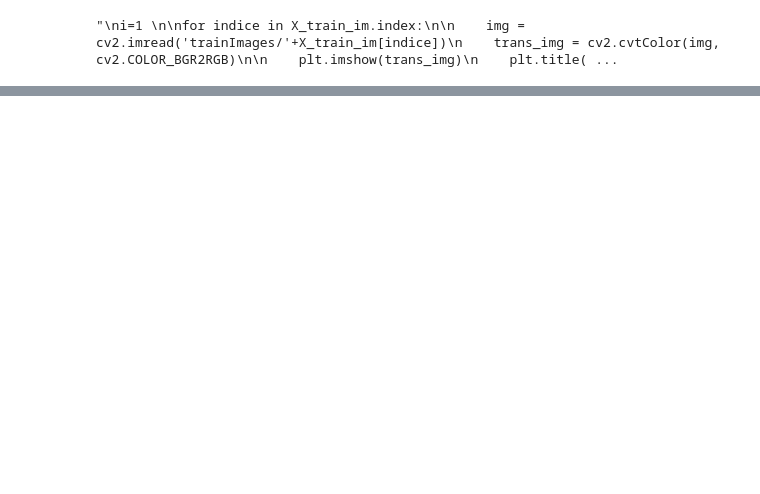
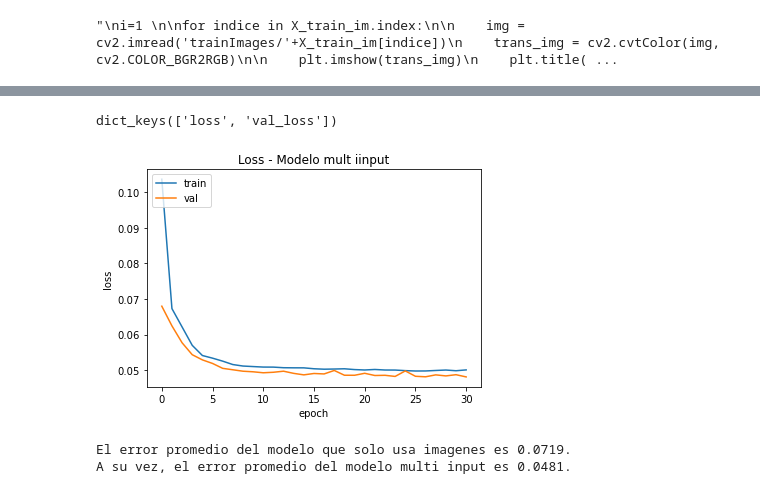
Before and after one commit to isaimoralesg/Tesis-UAI, a Jupyter notebook: MultiInput.ipynb, the cells around one changed output, grey strips where cells are left out. Cells and saved outputs as stored; diff of their text form; code cells hidden in the pictures; blank space fills up the shorter version.

```diff
--- a/MultiInput.ipynb
+++ b/MultiInput.ipynb
@@ -291,0 +277,2 @@ array([0.0080863 , 0.        , 0.00879699, 0.16507463, 0.08255528,
+# %%
+mlp = create_mlp(X_train_feat.shape[1])
@@ -291,0 +375,22 @@ array([0.0080863 , 0.        , 0.00879699, 0.16507463, 0.08255528,
+# %%
+combinedInput = concatenate([mlp.output, cnn.output])
+x = Dense(1, activation="relu")(combinedInput)
+x = Dense(1, activation="linear")(x)
+# %%
+model = Model(inputs=[mlp.input, cnn.input], outputs=x)
+
+opt = Adam(lr=1e-3,decay = 1e-2/200) # Hiperparametros
+callback = EarlyStopping(monitor='loss', patience=5) # No quiero gastar recursos innecesarios, con callback
+
+model.compile(loss="mean_absolute_error",
+              optimizer=opt)
+
+# Entrenamos el modelo
+print("[INFO] Entrenando modelo multi input...")
+history = model.fit(
+    x=[X_train_feat.values, imagenes_train],
+    y=y_train.values,
+    validation_data=([X_val_feat.values, imagenes_val], y_val.values),
+    epochs=100,
+    batch_size=8,
+    callbacks = [callback])
@@ -291,0 +415,14 @@ array([0.0080863 , 0.        , 0.00879699, 0.16507463, 0.08255528,
+# %%
+# Listar la historia
+print(history.history.keys())
+# Generar gráficos
+plt.plot(history.history['loss'])
+plt.plot(history.history['val_loss'])
+plt.title('Loss - Modelo mult iinput')
+plt.ylabel('loss')
+plt.xlabel('epoch')
+plt.legend(['train', 'val'], loc='upper left')
+plt.show()
+# %% [output]
+dict_keys(['loss', 'val_loss'])
+[figure, added]
@@ -291,0 +433,6 @@ array([0.0080863 , 0.        , 0.00879699, 0.16507463, 0.08255528,
+# %%
+print(f"El error promedio del modelo que solo usa imagenes es {round(error_promedio_imagenes,4)}.\n\
+A su vez, el error promedio del modelo multi input es {round(error_promedio_mi,4)}." )
+# %% [output]
+El error promedio del modelo que solo usa imagenes es 0.0719.
+A su vez, el error promedio del modelo multi input es 0.0481.
```
Also changed, not shown: parts of 59 cells of this notebook, 1 other file.
